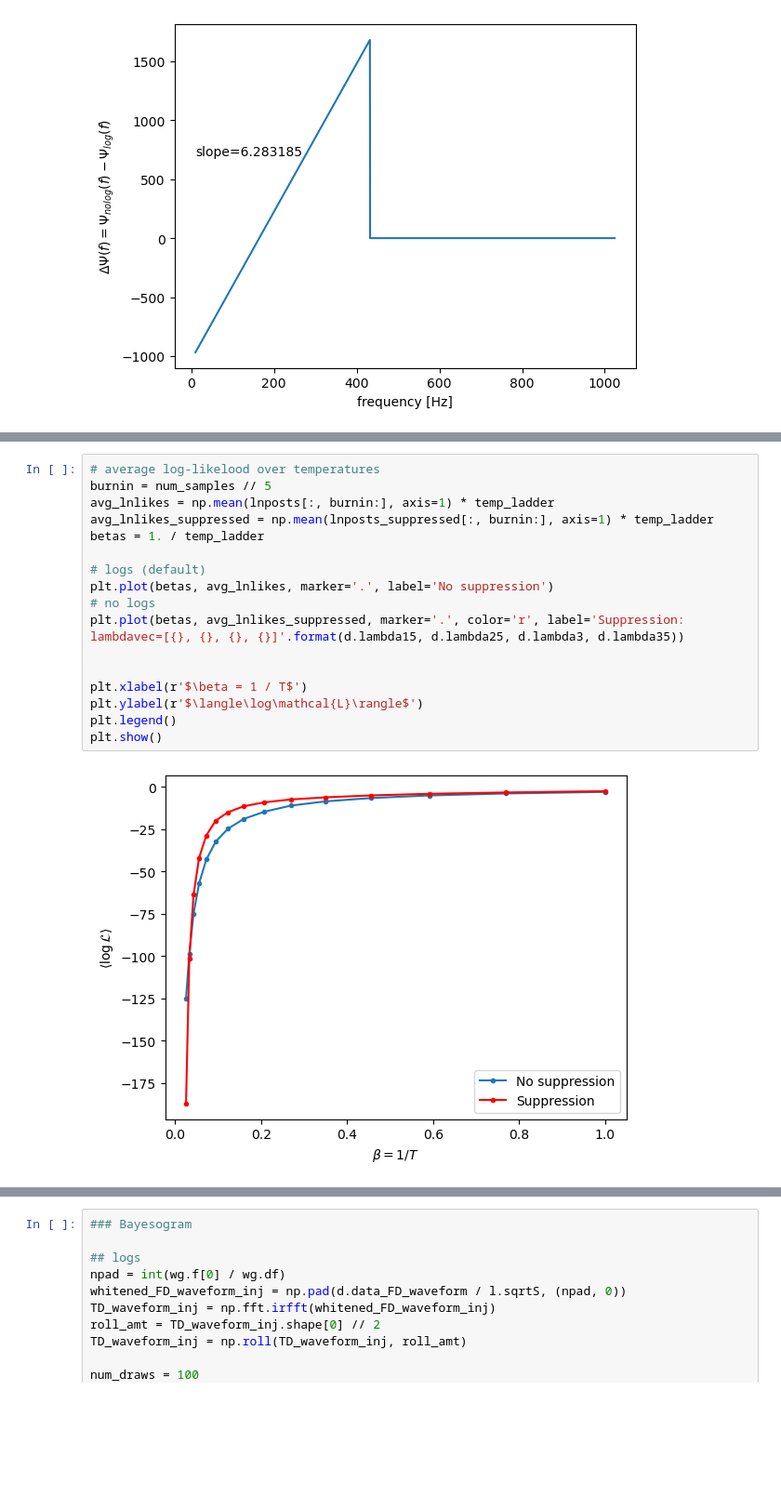
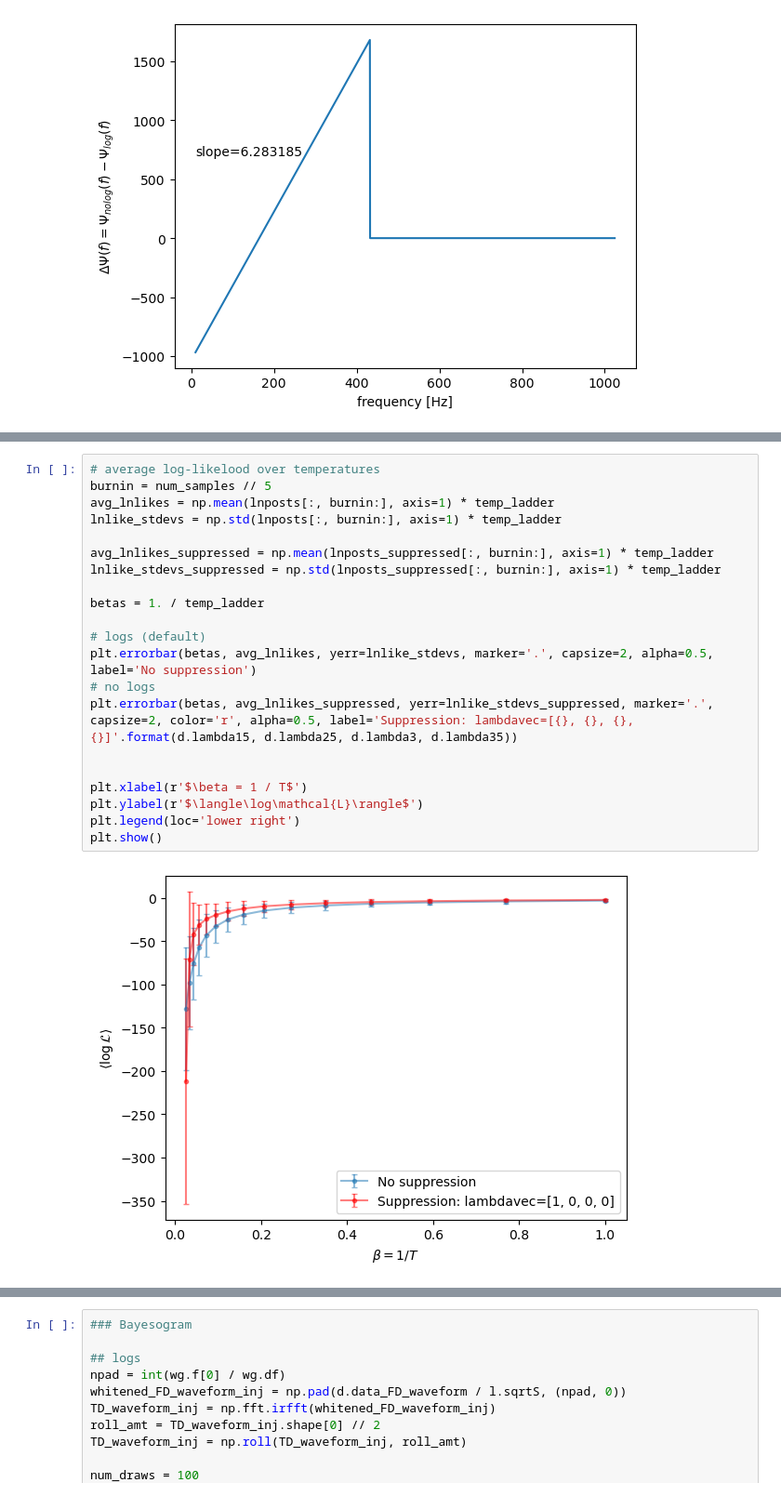
Before and after one commit to jimmy-gw/GWTails_ParameterEstimation, a Jupyter notebook: LOGSvsNOLOGS.ipynb, the cells around one changed output, grey strips where cells are left out. Shown at 93% size. Cells and saved outputs as stored; diff of their text form; blank space fills up the shorter version.

```diff
--- a/LOGSvsNOLOGS.ipynb
+++ b/LOGSvsNOLOGS.ipynb
@@ -196,22 +196,26 @@ plt.show()
 # %%
 # average log-likelood over temperatures
 burnin = num_samples // 5
 avg_lnlikes = np.mean(lnposts[:, burnin:], axis=1) * temp_ladder
+lnlike_stdevs = np.std(lnposts[:, burnin:], axis=1) * temp_ladder
+
 avg_lnlikes_suppressed = np.mean(lnposts_suppressed[:, burnin:], axis=1) * temp_ladder
+lnlike_stdevs_suppressed = np.std(lnposts_suppressed[:, burnin:], axis=1) * temp_ladder
+
 betas = 1. / temp_ladder
 
 # logs (default)
-plt.plot(betas, avg_lnlikes, marker='.', label='No suppression')
+plt.errorbar(betas, avg_lnlikes, yerr=lnlike_stdevs, marker='.', capsize=2, alpha=0.5, label='No suppression')
 # no logs
-plt.plot(betas, avg_lnlikes_suppressed, marker='.', color='r', label='Suppression: lambdavec=[{}, {}, {}, {}]'.format(d.lambda15, d.lambda25, d.lambda3, d.lambda35))
+plt.errorbar(betas, avg_lnlikes_suppressed, yerr=lnlike_stdevs_suppressed, marker='.', capsize=2, color='r', alpha=0.5, label='Suppression: lambdavec=[{}, {}, {}, {}]'.format(d.lambda15, d.lambda25, d.lambda3, d.lambda35))
 
 
 plt.xlabel(r'$\beta = 1 / T$')
 plt.ylabel(r'$\langle\log\mathcal{L}\rangle$')
-plt.legend()
+plt.legend(loc='lower right')
 plt.show()
 # %% [output]
-[figure, old version]
+[figure, new version]
 # %%
 ### corner plot
 
```
Also changed, not shown: parts of 4 cells of this notebook, 3 other files.
